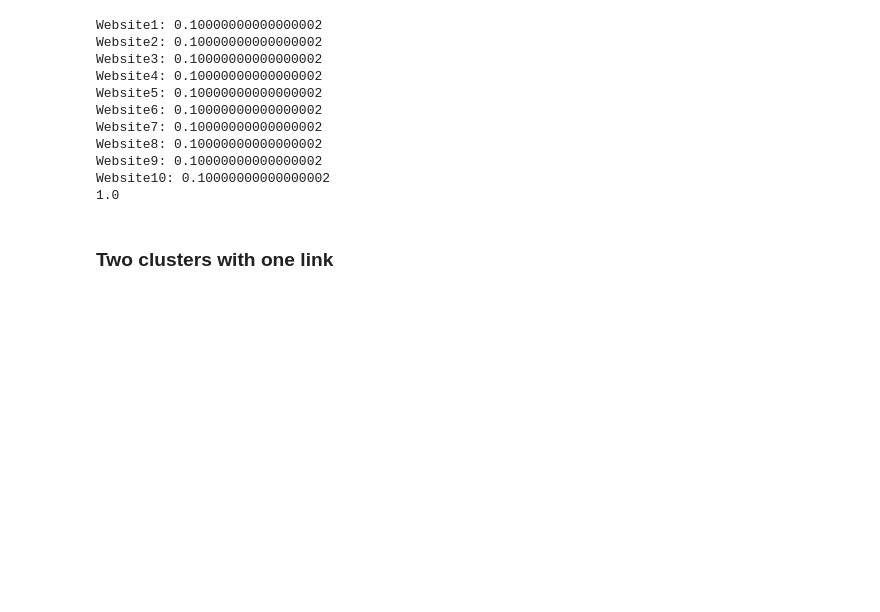
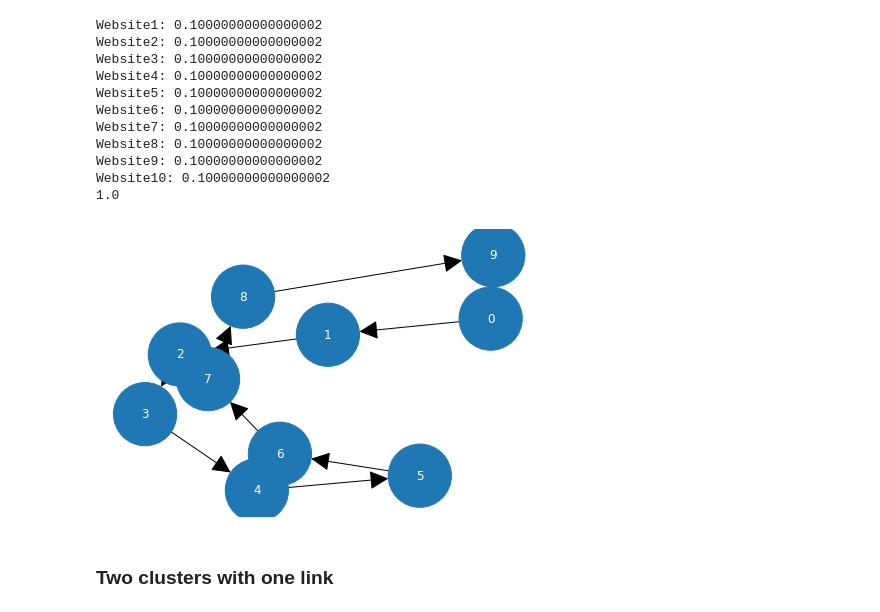
Before and after one commit to Yvee1/pagerank, a Jupyter notebook: pagerank.ipynb, the cells around one changed output. Cells and saved outputs as stored; diff of their text form; code cells hidden in the pictures; blank space fills up the shorter version.

```diff
--- a/pagerank.ipynb
+++ b/pagerank.ipynb
@@ -1110,6 +1167,10 @@ Website8: 0.10000000000000002
 Website9: 0.10000000000000002
 Website10: 0.10000000000000002
 1.0
+# %%
+networkCircle.plot1()
+# %% [output]
+[figure, added]
 # %% [markdown]
 ### Two clusters with one link
 # %%
```
Also changed, not shown: parts of 28 cells of this notebook, 1 other file.
